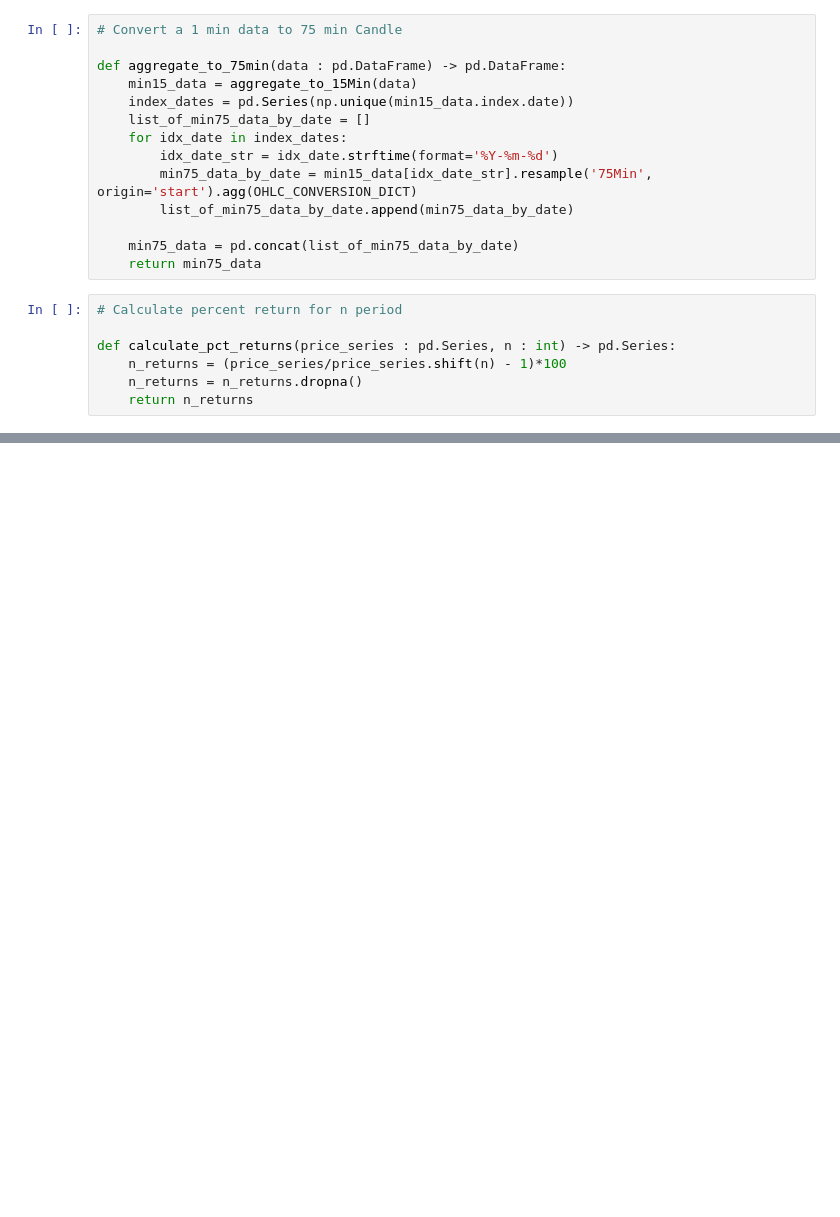
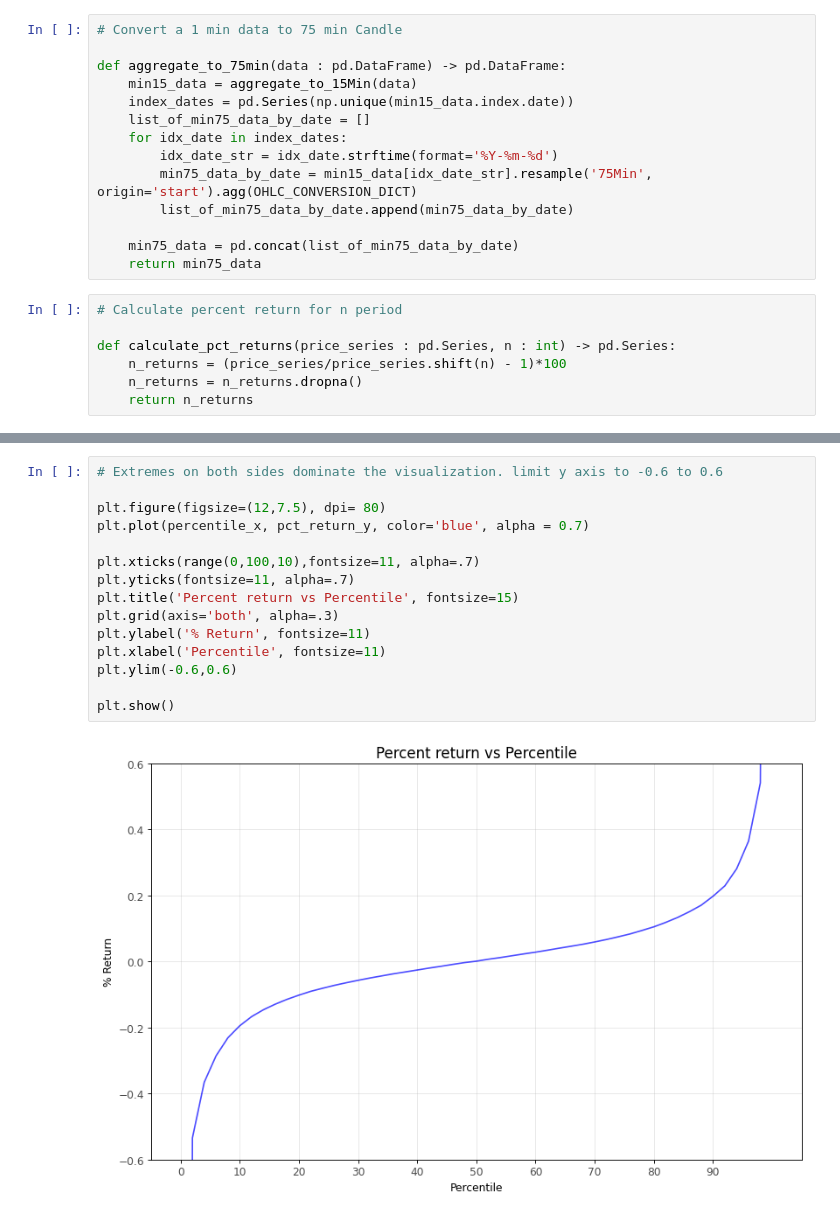
Before and after one commit to yantraguru/quanttrade, a Jupyter notebook: notebooks/Typical Returns on NIFTY futures (15 Min and 75 Min).ipynb, the cells around one changed output, grey strips where cells are left out. Saved outputs shown, nothing was run; the diff lists cells and outputs as text; blank space fills up the shorter version.

```diff
--- a/notebooks/Typical Returns on NIFTY futures (15 Min and 75 Min).ipynb
+++ b/notebooks/Typical Returns on NIFTY futures (15 Min and 75 Min).ipynb
@@ -128,0 +168,17 @@ DEBUG:LOGGER_NAME:Total number of returns : 25668
+# %%
+# Extremes on both sides dominate the visualization. limit y axis to -0.6 to 0.6
+
+plt.figure(figsize=(12,7.5), dpi= 80)
+plt.plot(percentile_x, pct_return_y, color='blue', alpha = 0.7)
+
+plt.xticks(range(0,100,10),fontsize=11, alpha=.7)
+plt.yticks(fontsize=11, alpha=.7)
+plt.title('Percent return vs Percentile', fontsize=15)
+plt.grid(axis='both', alpha=.3)
+plt.ylabel('% Return', fontsize=11)
+plt.xlabel('Percentile', fontsize=11)
+plt.ylim(-0.6,0.6)
+
+plt.show()
+# %% [output]
+[figure, added]
```
Also changed, not shown: parts of 15 cells of this notebook.
